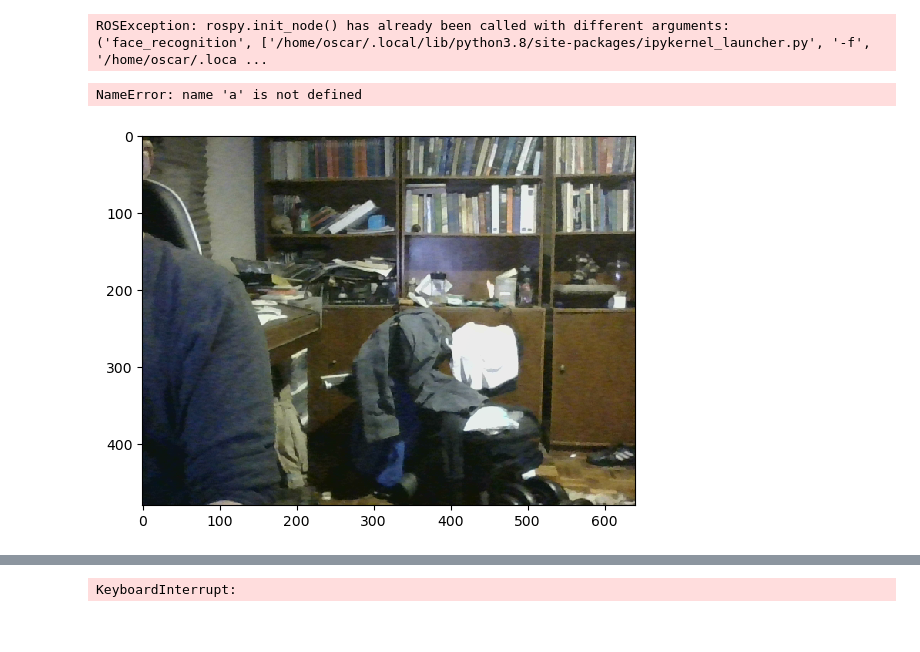
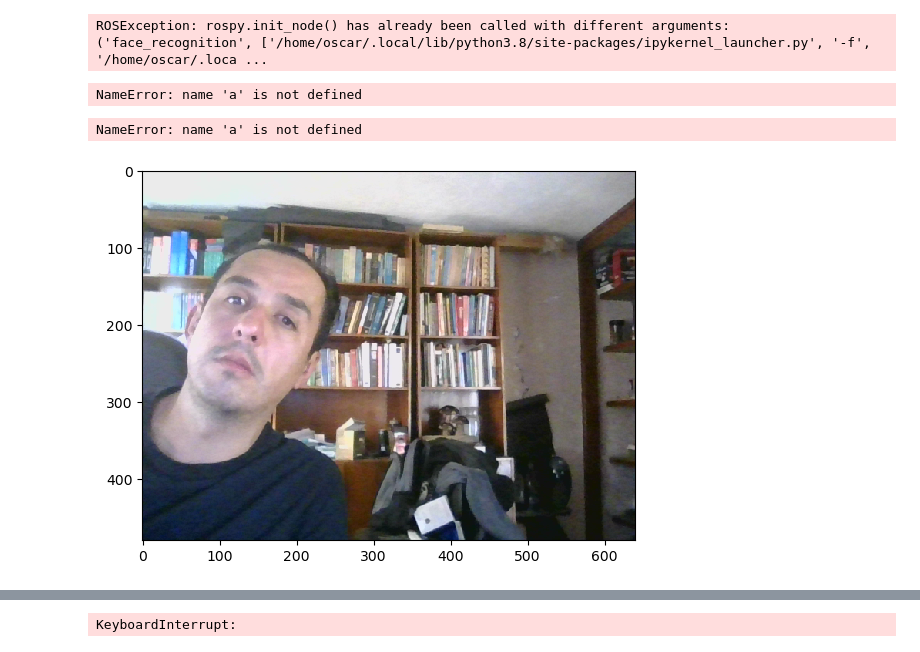
Before and after one commit to takeshi-pumas/catkin_extras, a Jupyter notebook: src/smaches/How_to_use_face_recog_deepface_server.ipynb, the cells around one changed output, grey strips where cells are left out. Saved outputs shown, nothing was run; the diff lists cells and outputs as text; code cells hidden in the pictures.

```diff
--- a/src/smaches/How_to_use_face_recog_deepface_server.ipynb
+++ b/src/smaches/How_to_use_face_recog_deepface_server.ipynb
@@ -26,6 +32,10 @@ from  smach_utils2 import *
 # %% [output]
 the rosdep view is empty: call 'sudo rosdep init' and 'rosdep update'
 ROSException: rospy.init_node() has already been called with different arguments: ('face_recognition', ['/home/oscar/.local/lib/python3.8/site-packages/ipykernel_launcher.py', '-f', '/home/oscar/.loca ...
+# %%
+a
+# %% [output]
+NameError: name 'a' is not defined
 # %%
 path_for_faces='/home/oscar/Pictures/faces_for_recognition/'## A USER MUST SOURCE PATH TO  FACES DATASET MUST BE
 # %%
@@ -33,12 +43,12 @@ a
 # %% [output]
 NameError: name 'a' is not defined
 # %%
-data = rospy.wait_for_message("/usb_cam/image_raw",Image) ### FOR DEBUGGING: WHEN USING ROBOT PLEASE CHANGE THIS TOPIC ACCORDINGLY
+data = rospy.wait_for_message("/usb_cam/image_raw",Image,timeout=5) ### FOR DEBUGGING: WHEN USING ROBOT PLEASE CHANGE THIS TOPIC ACCORDINGLY
 cv2_img = bridge.imgmsg_to_cv2(data)#, "bgr8")
 plt.imshow(cv2_img)
 image=np.copy(cv2_img)
 # %% [output]
-[figure, old version]
+[figure, new version]
 # %%
 DeepFace.extract_faces(image)
 # %% [output]
```
Also changed, not shown: parts of 14 cells of this notebook, 6 other files.
